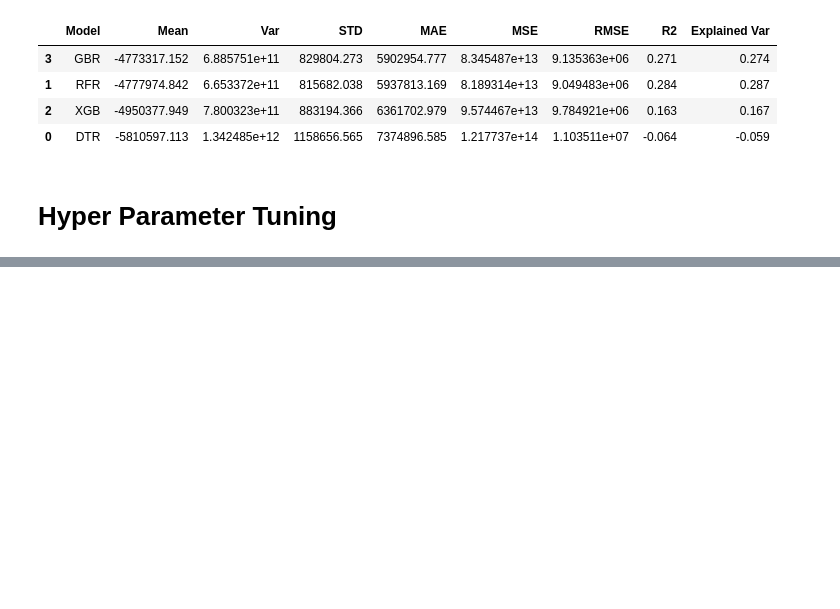
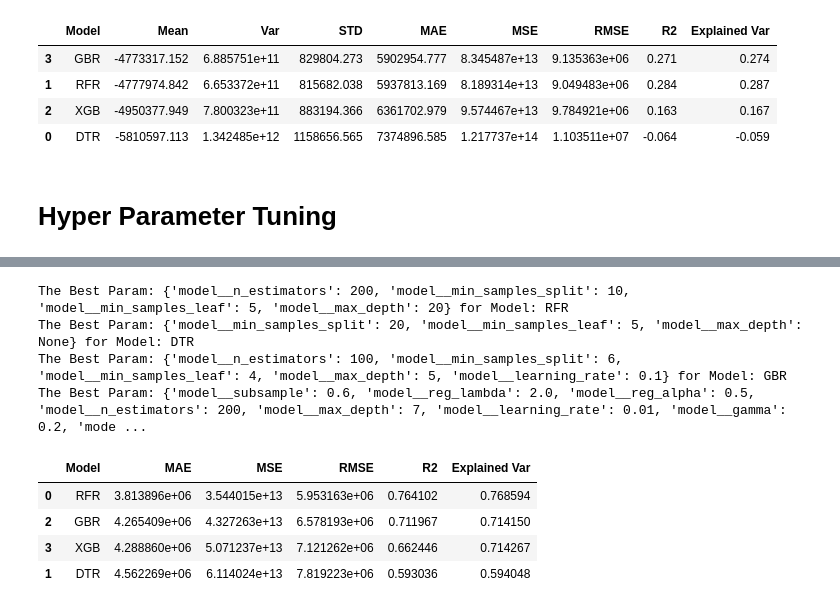
Before and after one commit to MaukanMir/NBA-Salary-Analysis, a Jupyter notebook: training.ipynb, the cells around one changed output, grey strips where cells are left out. Cells and saved outputs as stored; diff of their text form; code cells hidden in the pictures; blank space fills up the shorter version.

Commit message:
added new params

```diff
--- a/training.ipynb
+++ b/training.ipynb
@@ -54,7 +54,7 @@ def create_sklearn_pipeline(preprocessor, model, kbest=None):
 
   steps = [
     ("Preprocessor", preprocessor),
-    ("Model", model)
+    ("model", model)
   ]
 
   if kbest:
@@ -185,7 +185,7 @@ def optimization_search(preprocessor, model_names, models,X, y, optimizer_class,
 
     mae, mse, rmse, r2, exp = get_metrics(y_test, y_pred)
 
-    print(f"The Best Param: {best_params}")
+    print(f"The Best Param: {best_params} for Model: {model_name}")
     metric_tracker.append({
             "Model": model_name,
             "MAE": mae,
@@ -705,6 +705,16 @@ params = {
         'model__algorithm': ['auto', 'ball_tree', 'kd_tree', 'brute'],
         'model__leaf_size': [10, 30, 50],
         'model__p': [1, 2]
+    },
+    'XGB': {
+        'model__n_estimators': [100, 150, 200],
+        'model__learning_rate': [0.01, 0.05, 0.1],
+        'model__max_depth': [3, 5, 7],
+        'model__subsample': [0.6, 0.8, 1.0],
+        'model__colsample_bytree': [0.6, 0.8, 1.0],
+        'model__gamma': [0, 0.1, 0.2],  # Minimum loss reduction required to make a further partition on a leaf node
+        'model__reg_alpha': [0, 0.1, 0.5],  # L1 regularization term on weights
+        'model__reg_lambda': [1, 1.5, 2.0]  # L2 regularization term on weights
     }
 }
 # %%
@@ -718,0 +734,14 @@ ValueError: Invalid parameter 'model' for estimator Pipeline(steps=[('Preprocess
+# %%
+model_names = ["RFR", "DTR", "GBR", "XGB"]
+models = grab_selected_models(model_names)
+optimization_search(preprocessor, model_names, models, X, y, RandomizedSearchCV, params, MAE, kbest)
+# %% [output]
+The Best Param: {'model__n_estimators': 200, 'model__min_samples_split': 10, 'model__min_samples_leaf': 5, 'model__max_depth': 20} for Model: RFR
+The Best Param: {'model__min_samples_split': 20, 'model__min_samples_leaf': 5, 'model__max_depth': None} for Model: DTR
+The Best Param: {'model__n_estimators': 100, 'model__min_samples_split': 6, 'model__min_samples_leaf': 4, 'model__max_depth': 5, 'model__learning_rate': 0.1} for Model: GBR
+The Best Param: {'model__subsample': 0.6, 'model__reg_lambda': 2.0, 'model__reg_alpha': 0.5, 'model__n_estimators': 200, 'model__max_depth': 7, 'model__learning_rate': 0.01, 'model__gamma': 0.2, 'mode ...
+|  | Model | MAE | MSE | RMSE | R2 | Explained Var |
+| 0 | RFR | 3.813896e+06 | 3.544015e+13 | 5.953163e+06 | 0.764102 | 0.768594 |
+| 2 | GBR | 4.265409e+06 | 4.327263e+13 | 6.578193e+06 | 0.711967 | 0.714150 |
+| 3 | XGB | 4.288860e+06 | 5.071237e+13 | 7.121262e+06 | 0.662446 | 0.714267 |
+| 1 | DTR | 4.562269e+06 | 6.114024e+13 | 7.819223e+06 | 0.593036 | 0.594048 |
```
Also changed, not shown: parts of 1 cell of this notebook.
